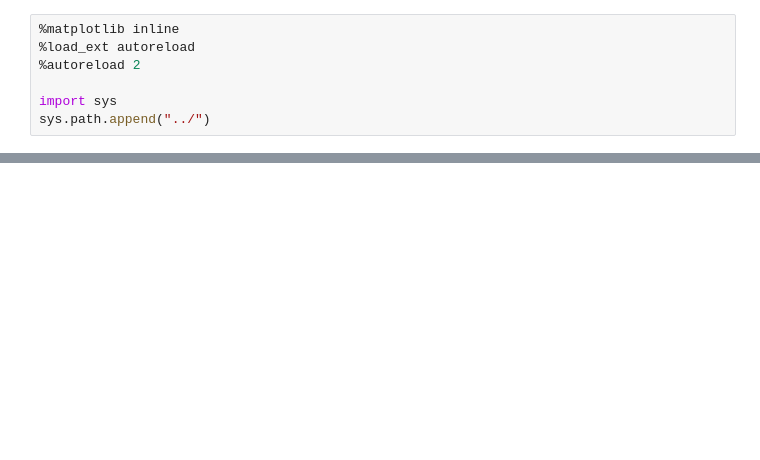
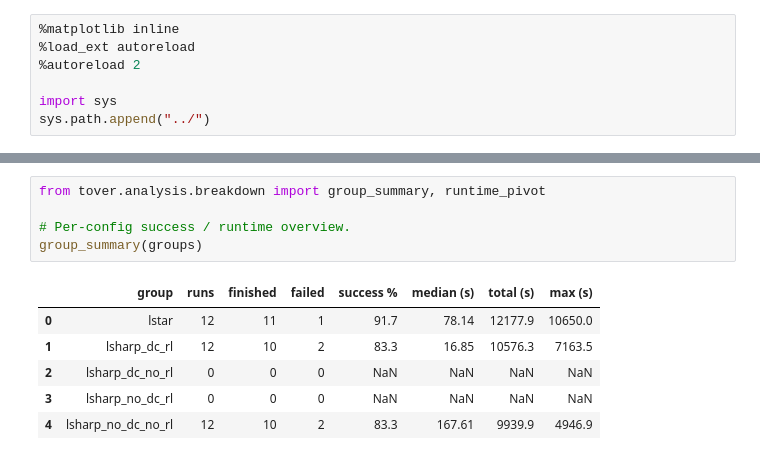
Before and after one commit to lukovdm/monitor-conformence, a Jupyter notebook: notebooks/Analysis.ipynb, the cells around one changed output, grey strips where cells are left out. Cells and saved outputs as stored; diff of their text form; blank space fills up the shorter version.

Commit message:
Better analysis

```diff
--- a/notebooks/Analysis.ipynb
+++ b/notebooks/Analysis.ipynb
@@ -421,0 +183,12 @@ plt.show()
+# %%
+from tover.analysis.breakdown import group_summary, runtime_pivot
+
+# Per-config success / runtime overview.
+group_summary(groups)
+# %% [output]
+|  | group | runs | finished | failed | success % | median (s) | total (s) | max (s) |
+| 0 | lstar | 12 | 11 | 1 | 91.7 | 78.14 | 12177.9 | 10650.0 |
+| 1 | lsharp_dc_rl | 12 | 10 | 2 | 83.3 | 16.85 | 10576.3 | 7163.5 |
+| 2 | lsharp_dc_no_rl | 0 | 0 | 0 | NaN | NaN | NaN | NaN |
+| 3 | lsharp_no_dc_rl | 0 | 0 | 0 | NaN | NaN | NaN | NaN |
+| 4 | lsharp_no_dc_no_rl | 12 | 10 | 2 | 83.3 | 167.61 | 9939.9 | 4946.9 |
```
Also changed, not shown: parts of 9 cells of this notebook, 5 other files.
